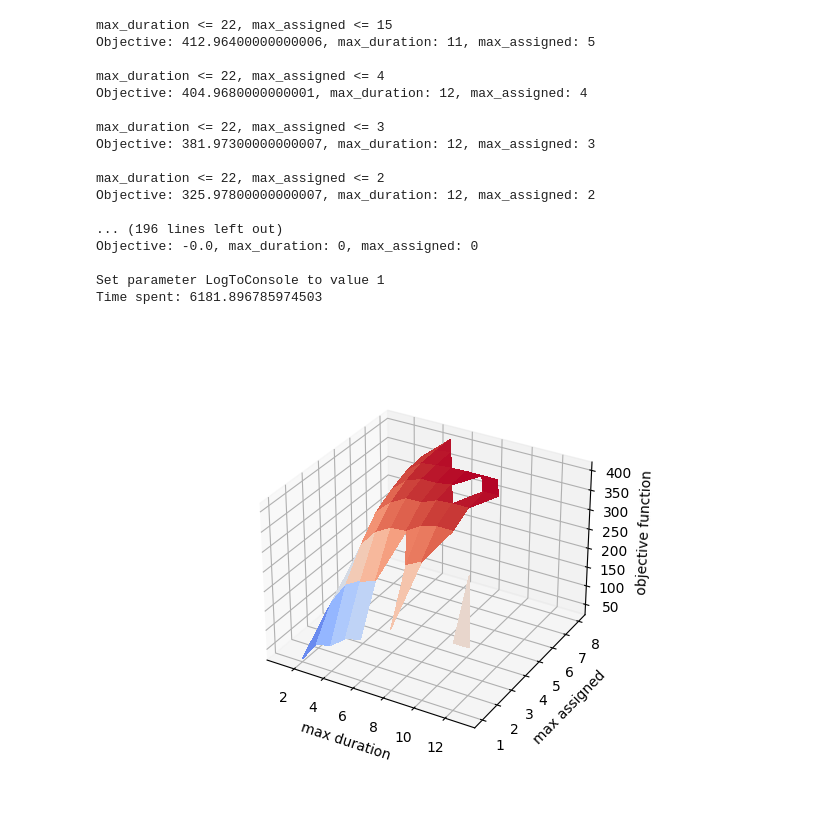
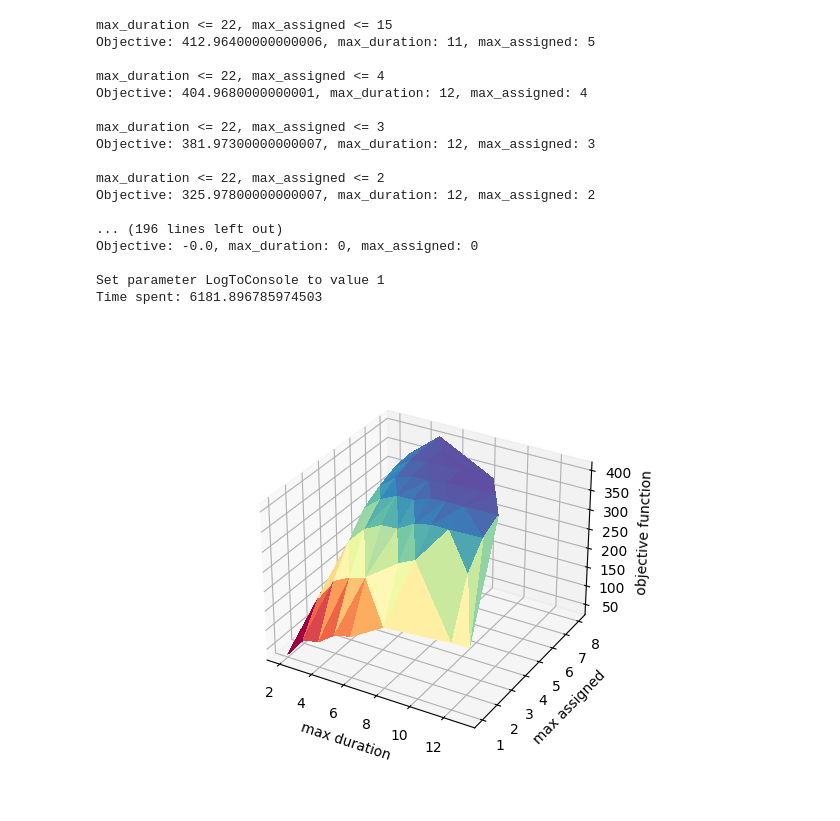
Before and after one commit to GuillaumeDugat/CompuOpti, a Jupyter notebook: plot_surface.ipynb, the cells around one changed output. Saved outputs shown, nothing was run; the diff lists cells and outputs as text; code cells hidden in the pictures.

Commit message:
Modify plot surface

```diff
--- a/plot_surface.ipynb
+++ b/plot_surface.ipynb
@@ -48,25 +35,0 @@ def get_objective_value(models, max_duration, max_assigned):
-# %%
-import numpy as np
-
-max_duration_max = int(max([model["max_duration"] for model in non_dominated_models]))
-max_assigned_max = int(max([model["max_assigned"] for model in non_dominated_models]))
-
-X = [i for i in range(1, max_duration_max+1)]
-Y = [i for i in range(1, max_assigned_max+1)]
-Z = np.zeros((max_duration_max, max_assigned_max))
-for i in range(len(X)):
-    for j in range(len(Y)):
-        Z[i][j] = get_objective_value(non_dominated_models, X[i], Y[j])
-Y, X = np.meshgrid(Y, X)
-
-fig, ax = plt.subplots(subplot_kw={"projection": "3d"})
-surf = ax.plot_surface(X, Y, Z, cmap=cm.coolwarm,
-                       linewidth=0, antialiased=False)
-
-ax.set_xlabel("max duration")
-ax.set_ylabel("max assigned")
-ax.set_zlabel("objective function")
-
-plt.show()
-# %% [output]
-[figure, removed]
@@ -72,0 +39,29 @@ plt.show()
+# %%
+plt.figure().clear()
+plt.close()
+plt.cla()
+plt.clf()
+
+x, y, z = [], [], []
+
+for model in non_dominated_models:
+    if model["max_duration"] >= 1 and model["max_assigned"] >= 1 and model["objVal"] > 0:
+        x.append(model["max_duration"])
+        y.append(model["max_assigned"])
+        z.append(model["objVal"])
+
+x = np.array(x)
+y = np.array(y)
+z = np.array(z)
+
+
+ax = plt.axes(projection ='3d')
+ax.plot_trisurf(x, y, z, cmap=plt.cm.Spectral, antialiased=False)
+
+ax.set_xlabel("max duration")
+ax.set_ylabel("max assigned")
+ax.set_zlabel("objective function")
+
+plt.show()
+# %% [output]
+[figure, added]
```
Also changed, not shown: parts of 6 cells of this notebook.
